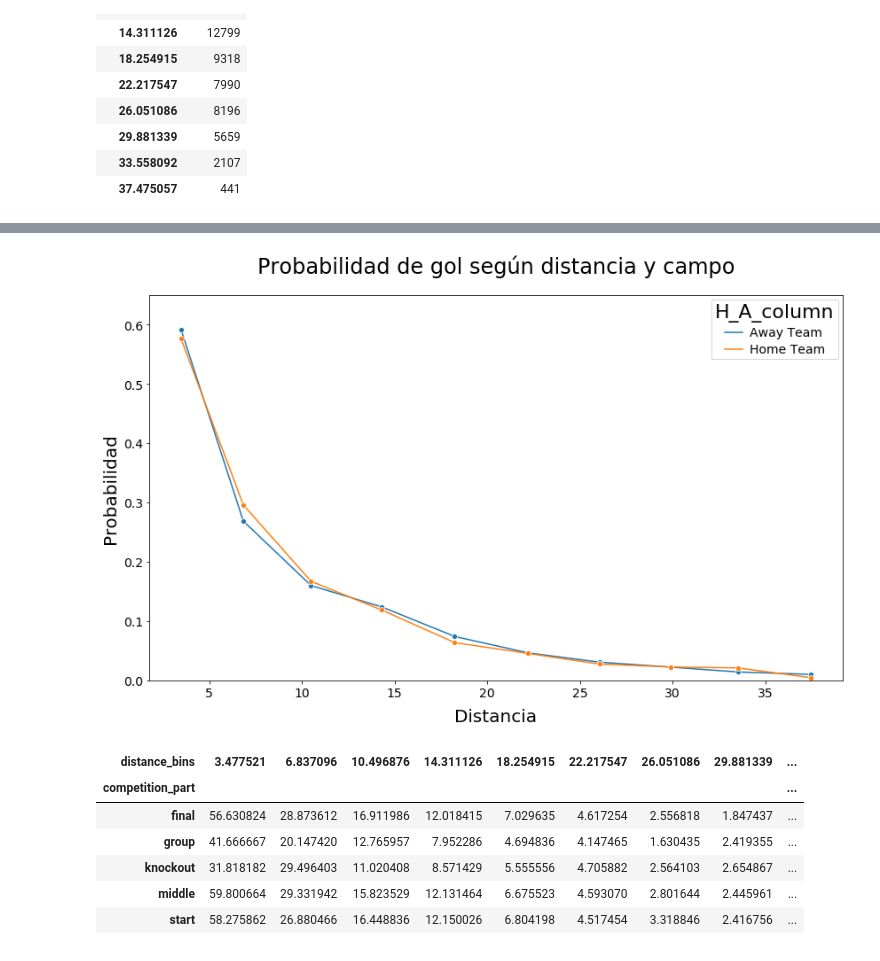
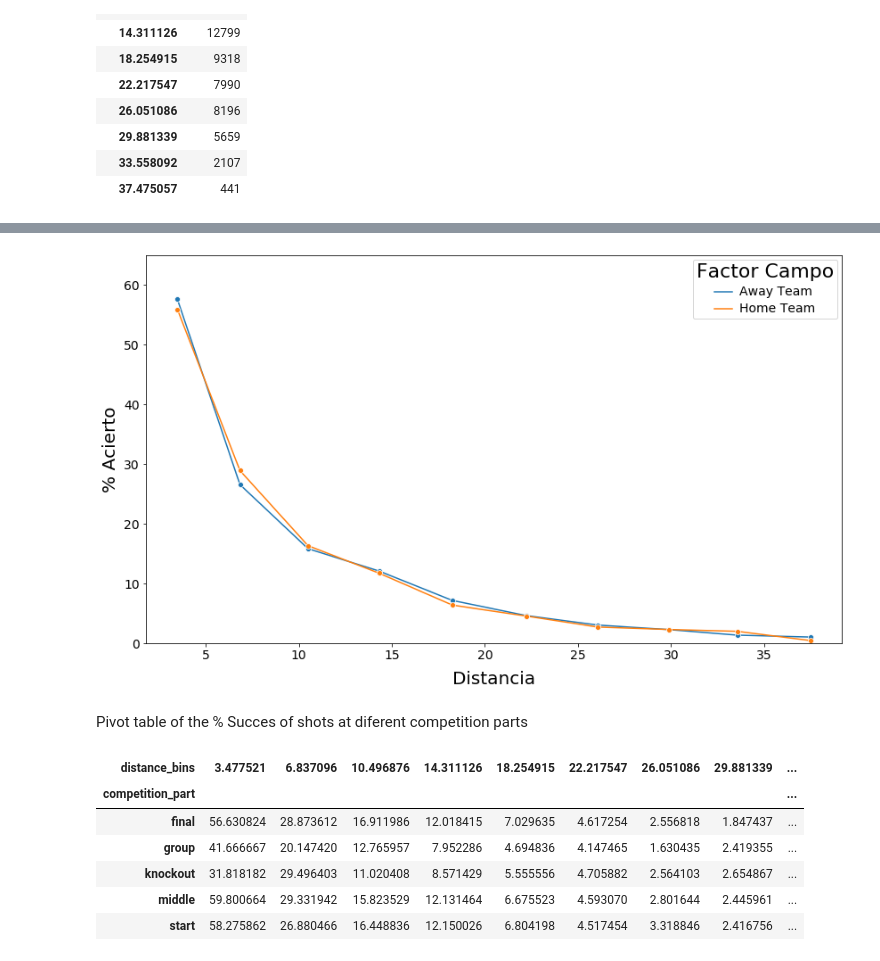
Before and after one commit to SergiRuizUNIR/TFG, a Jupyter notebook: 10_Resumen_&_Subdatatsets.ipynb, the cells around one changed output, grey strips where cells are left out. Cells and saved outputs as stored; diff of their text form; code cells hidden in the pictures.

```diff
--- a/10_Resumen_&_Subdatatsets.ipynb
+++ b/10_Resumen_&_Subdatatsets.ipynb
@@ -114,16 +124,19 @@ ax.tick_params(axis='both', which='major', labelsize=14)
 # %%
 fig = plt.gcf()
 fig.set_size_inches( 14, 8)
-ax=sns.lineplot(x="distance_bins", y="goal", estimator='mean', hue="H_A_column", data=df_non_penaltyv, ci=None, marker='o')
-ax.set(ylim=(0.0, 0.65))
-plt.setp(ax.get_legend().get_texts(), fontsize='14') # for legend text
-plt.setp(ax.get_legend().get_title(), fontsize='22') # for legend title
-ax.set_ylabel('Probabilidad', fontsize=20, labelpad=5)
+ax=sns.lineplot(x="distance_bins", y="goal", estimator=lambda y: sum(y==1)*100.0/len(y), hue="H_A_column",
+                data=df_non_penaltyv, ci=None, marker='o')
+ax.set(ylim=(0.0, 65))
+ax.legend(title = "Factor Campo")
+plt.setp(ax.get_legend().get_texts(), fontsize='14')
+plt.setp(ax.get_legend().get_title(), fontsize='22')
+ax.set_ylabel('% Acierto', fontsize=20, labelpad=5)
 ax.set_xlabel('Distancia', fontsize=20, labelpad=10)
-ax.set_title('Probabilidad de gol según distancia y campo', fontsize=24, pad = 25)
 ax.tick_params(axis='both', which='major', labelsize=14)
 # %% [output]
-[figure, old version]
+[figure, new version]
+# %% [markdown]
+Pivot table of the % Succes of shots at diferent competition parts
 # %%
 pt2 = pd.pivot_table(df_non_penaltyv, values='goal', index=['competition_part'],
                     columns=['distance_bins'], aggfunc=np.mean)
```
Also changed, not shown: parts of 65 cells of this notebook.
